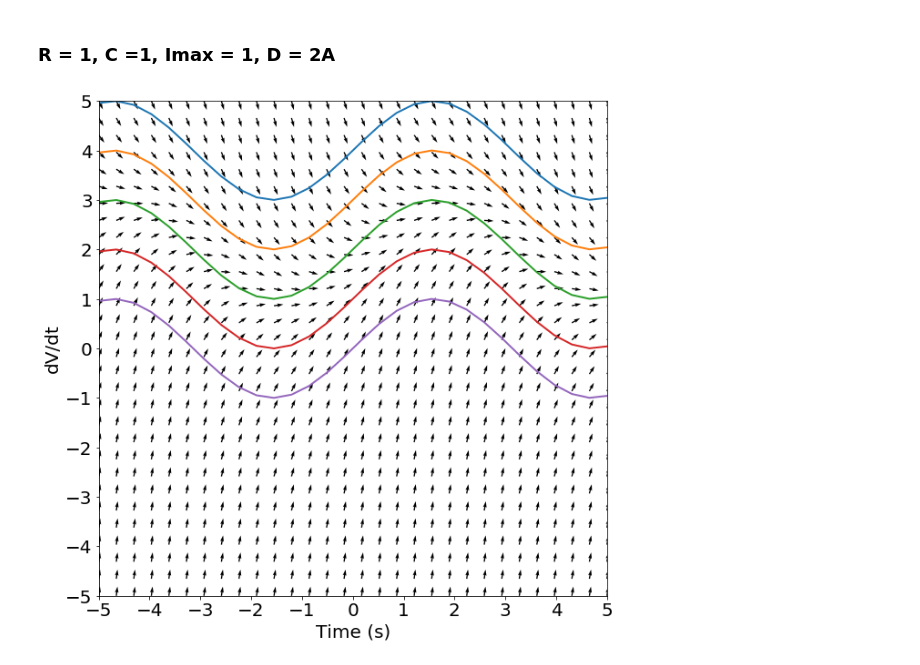
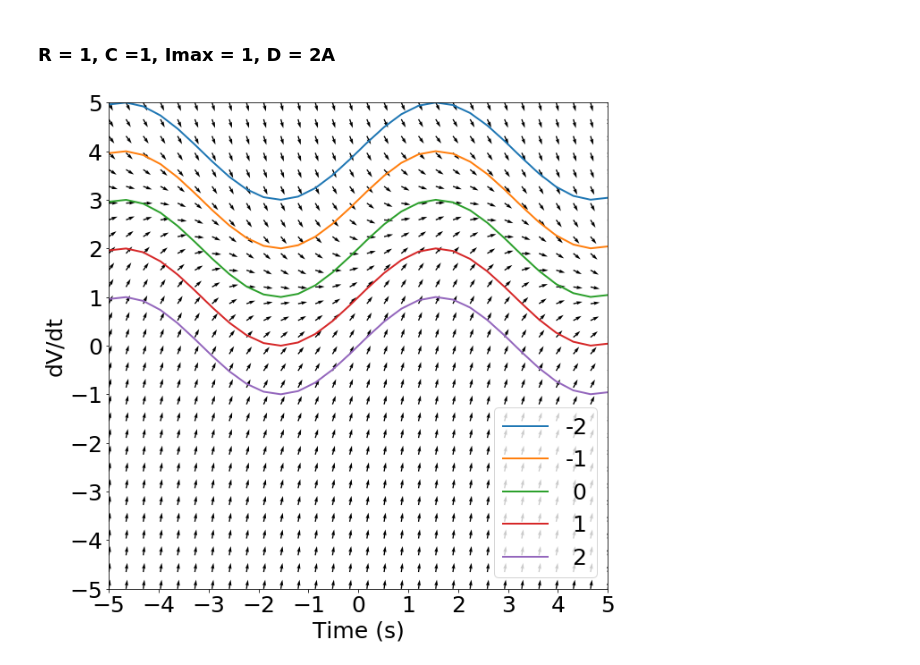
Before and after one commit to alTeska/Neuroprostetic, a Jupyter notebook: exercise_2/exercise2.ipynb, the cells around one changed output. Saved outputs shown, nothing was run; the diff lists cells and outputs as text; code cells hidden in the pictures.

```diff
--- a/exercise_2/exercise2.ipynb
+++ b/exercise_2/exercise2.ipynb
@@ -5,7 +5,10 @@
 # %%
 import numpy as np
 import matplotlib.pyplot as plt
+from matplotlib import rcParams
 % matplotlib inline
+
+rcParams.update({'font.size': 25})
 # %%
 ISO = [-2, -1, 0, 1, 2] #V/s
 t = np.linspace(-5, 5, 30)
@@ -155,6 +189,10 @@ lng0D = np.sqrt(ode_rhs_cell(v_grid0D, I0D_grid)**2 + 1) #Lenght of the vector
 dI0D = 1/lng0D #get the horizontal component
 # %%
 dvD0 = ode_rhs_cell(v_grid0D, I0D_grid) / lng0 #get the vertical component
+# %%
+iso_line5 = {}
+for i, iso in enumerate(ISO):
+     iso_line5[i]= ode_rhs_cell(iso, I0D)
 # %%
 fig, ax = plt.subplots(figsize=(10, 10));
 ax.set_ylabel('dV/dt')
@@ -166,6 +204,16 @@ ax.set_ylim(-5, 5)
 plt.yticks(np.arange(-5, 6, 1));
 plt.xticks(np.arange(-5, 6, 1));
 plt.quiver(t, v, dI0D, dvD0);
-for iso, n in enumerate(iso_line5):
-    plt.plot(t, iso_line5[n], linewidth=2)
+# for iso, n in enumerate(iso_line5):
+#     plt.plot(t, iso_line5[n], linewidth=2)
+
+iso_plt5 = []
+iso_plt50, = plt.plot(t, iso_line5[0], linewidth=2, label='-2')
+iso_plt51, = plt.plot(t, iso_line5[1], linewidth=2, label='-1')
+iso_plt52, = plt.plot(t, iso_line5[2], linewidth=2, label=' 0')
+iso_plt53, = plt.plot(t, iso_line5[3], linewidth=2, label=' 1')
+iso_plt54, = plt.plot(t, iso_line5[4], linewidth=2, label=' 2')
+plt.legend(loc=4, handles=[iso_plt50, iso_plt51, iso_plt52, iso_plt53, iso_plt54])
+
+plt.savefig('report/2_2.png', dpi=200)
 # %% [output]
@@ -180,18 +228,32 @@ lng1D = np.sqrt(ode_rhs_cell(v_grid1D, I1D_grid)**2 + 1) #Lenght of the vector
 dI1D = 1/lng1D #get the horizontal component
 # %%
 dvD1 = ode_rhs_cell(v_grid1D, I1D_grid) / lng1D #get the vertical component
+# %%
+iso_line6 = {}
+for i, iso in enumerate(ISO):
+     iso_line6[i]= ode_rhs_cell(iso, I1D)
 # %%
 fig, ax = plt.subplots(figsize=(10, 10));
 ax.set_ylabel('dV/dt')
 ax.set_xlabel('Time (s)')
 ax.set_title('')
 ax.set_xlim(-5, 5)
 ax.set_ylim(-5, 5)
 
 plt.yticks(np.arange(-5, 6, 1));
 plt.xticks(np.arange(-5, 6, 1));
 plt.quiver(t, v, dI1D, dvD1);
-for iso, n in enumerate(iso_line5):
-    plt.plot(t, iso_line6[n], linewidth=2)
+# for iso, n in enumerate(iso_line5):
+#     plt.plot(t, iso_line6[n], linewidth=2)
+
+iso_plt6 = []
+iso_plt60, = plt.plot(t, iso_line6[0], linewidth=2, label='-2')
+iso_plt61, = plt.plot(t, iso_line6[1], linewidth=2, label='-1')
+iso_plt62, = plt.plot(t, iso_line6[2], linewidth=2, label=' 0')
+iso_plt63, = plt.plot(t, iso_line6[3], linewidth=2, label=' 1')
+iso_plt64, = plt.plot(t, iso_line6[4], linewidth=2, label=' 2')
+plt.legend(loc=4, handles=[iso_plt60, iso_plt61, iso_plt62, iso_plt63, iso_plt64])
+
+plt.savefig('report/2_3.png', dpi=200)
 # %% [output]
-[figure, old version]
+[figure, new version]
```
Also changed, not shown: parts of 5 cells of this notebook, 13 other files.
